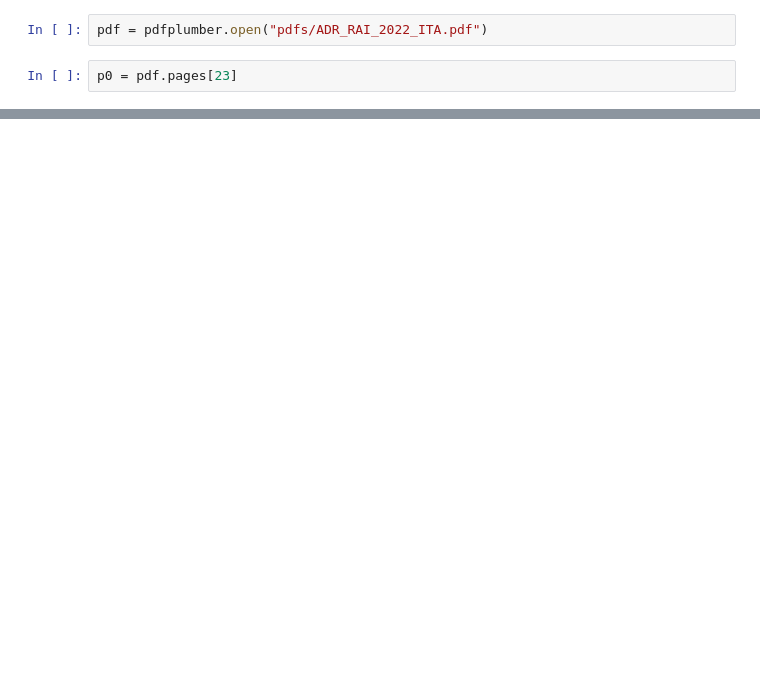
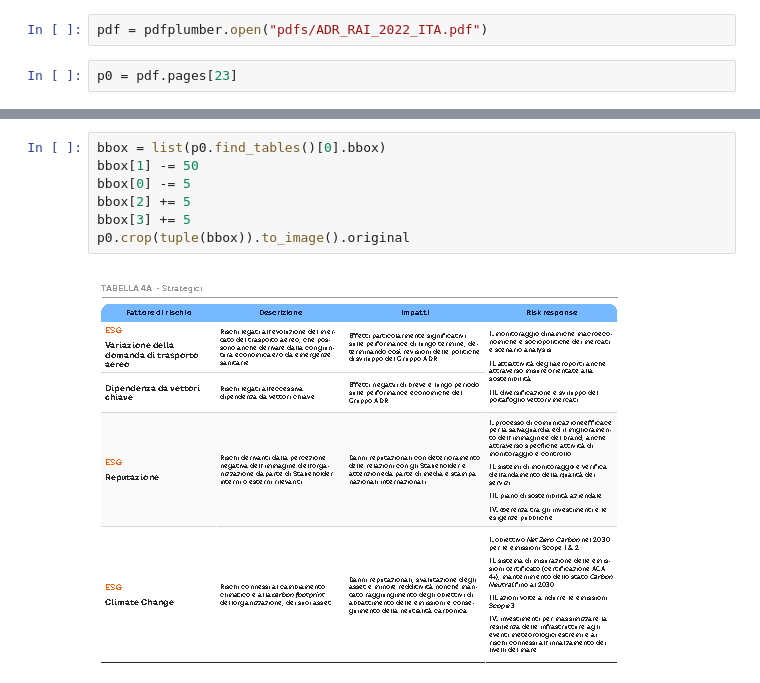
Before and after one commit to lucacontalbo/table_processing, a Jupyter notebook: pdfplumber.ipynb, the cells around one changed output, grey strips where cells are left out. Drawn from its saved outputs; the diff is of its cells as text; blank space fills up the shorter version.

```diff
--- a/pdfplumber.ipynb
+++ b/pdfplumber.ipynb
@@ -8,3 +282,12 @@ p0 = pdf.pages[23]
+# %%
+bbox = list(p0.find_tables()[0].bbox)
+bbox[1] -= 50
+bbox[0] -= 5
+bbox[2] += 5
+bbox[3] += 5
+p0.crop(tuple(bbox)).to_image().original
+# %% [output]
+[figure, added]
 # %%
 for k,v in p0.curves[0].items():
     print(f"{k}: {v}")
```
Also changed, not shown: parts of 30 cells of this notebook, 4 other files.
